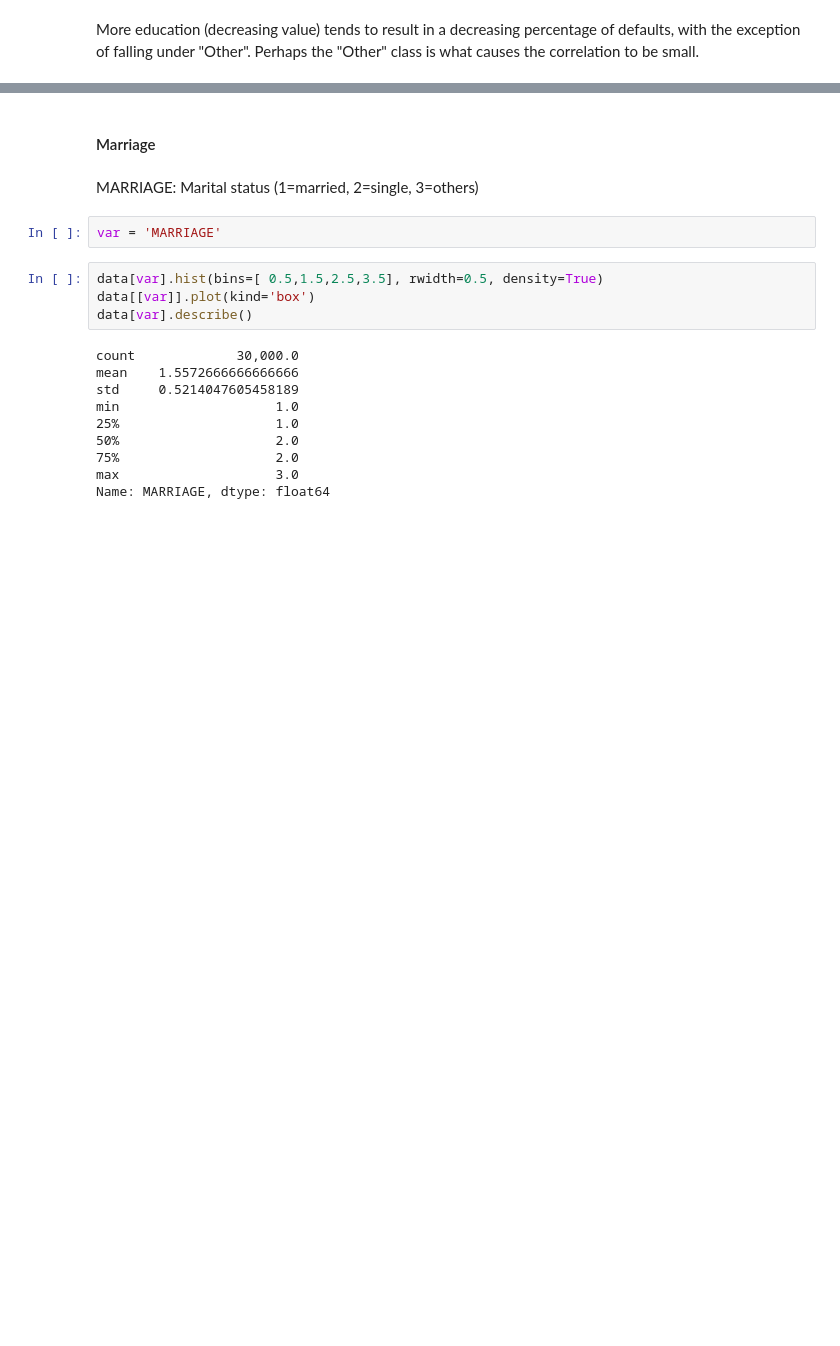
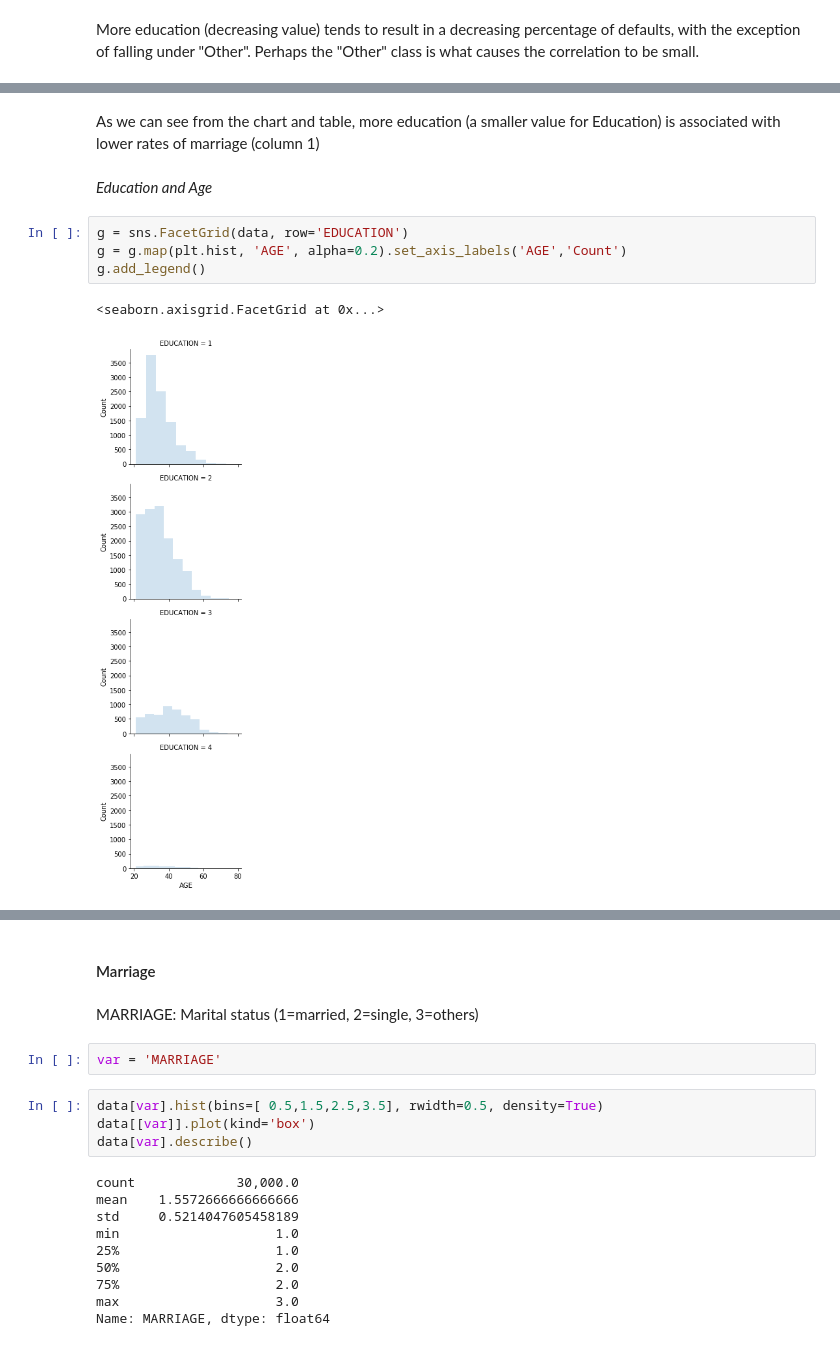
Before and after one commit to gblinick/Predicting-Credit-Card-Default-in-sci-kit-learn, a Jupyter notebook: EDA/EDA Scratchpad.ipynb, the cells around one changed output, grey strips where cells are left out. Cells and saved outputs as stored; diff of their text form; blank space fills up the shorter version.

```diff
--- a/EDA/EDA Scratchpad.ipynb
+++ b/EDA/EDA Scratchpad.ipynb
@@ -552,0 +446,11 @@ More education (decreasing value) tends to result in a decreasing percentage of
+# %% [markdown]
+As we can see from the chart and table, more education (a smaller value for Education) is associated with lower rates of marriage (column 1)
+# %% [markdown]
+*Education and Age*
+# %%
+g = sns.FacetGrid(data, row='EDUCATION')
+g = g.map(plt.hist, 'AGE', alpha=0.2).set_axis_labels('AGE','Count')
+g.add_legend()
+# %% [output]
+<seaborn.axisgrid.FacetGrid at 0x...>
+[figure, added]
```
Also changed, not shown: parts of 66 cells of this notebook.
